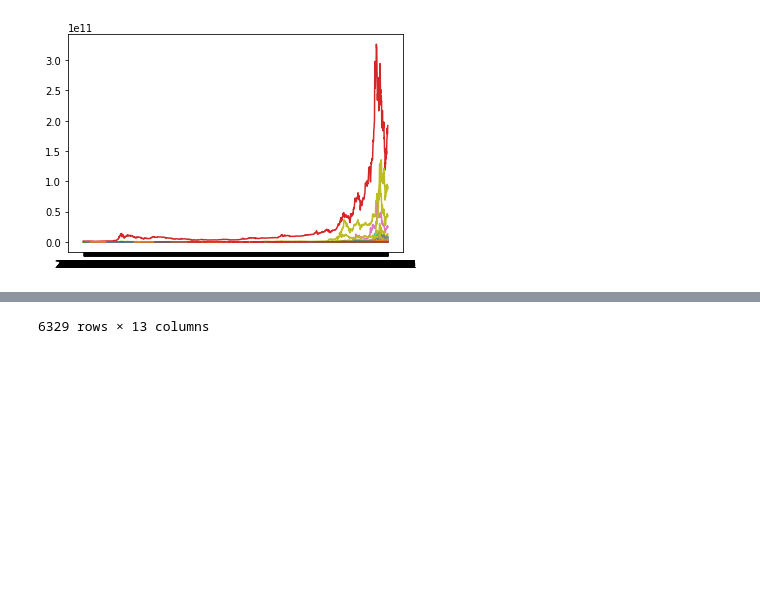
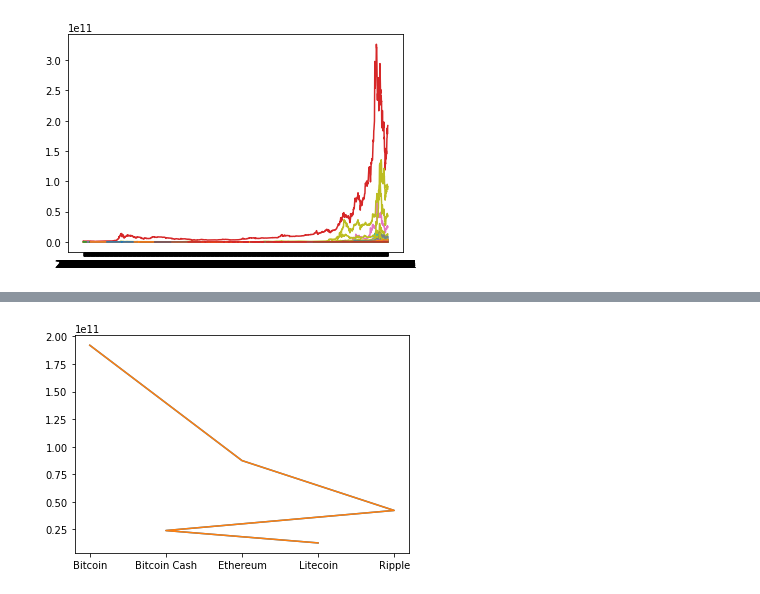
Before and after one commit to sabbirahmad/cryptocurrency-analysis, a Jupyter notebook: LineGraphAnalysis.ipynb, the cells around one changed output, grey strips where cells are left out. Saved outputs shown, nothing was run; the diff lists cells and outputs as text; code cells hidden in the pictures; blank space fills up the shorter version.

Commit message:
Added few unpolished line graphs

```diff
--- a/LineGraphAnalysis.ipynb
+++ b/LineGraphAnalysis.ipynb
@@ -184,9 +184,11 @@ OrderedmarketData = marketData.sort_values(ascending=False)
 # MostFrequentOrderedData = dataset[dataset['name'].isin(OrderedMostFrequencyIndexes)]
 # marketData = marketData.head(5)
 # marketData
+plt.plot(OrderedmarketData.head(5))
+plt.show()
 top_5_frquennt_currencies_names = OrderedmarketData.head(5).index
 top_5_frequent_currencies_allData = dataset[dataset['name'].isin(top_5_frquennt_currencies_names)]
 # top 5 frequent data
 # OrderedmarketData.head
-top_5_frequent_currencies_allData
+# top_5_frequent_currencies_allData
 # %% [output]
@@ -210,4 +195,4 @@ top_5_frequent_currencies_allData
-6329 rows × 13 columns
+[figure, added]
 # %%
 # fig = plt.figure(figsize=(18, 20))
 # will plot top 5 currencies
```
Also changed, not shown: parts of 6 cells of this notebook.
